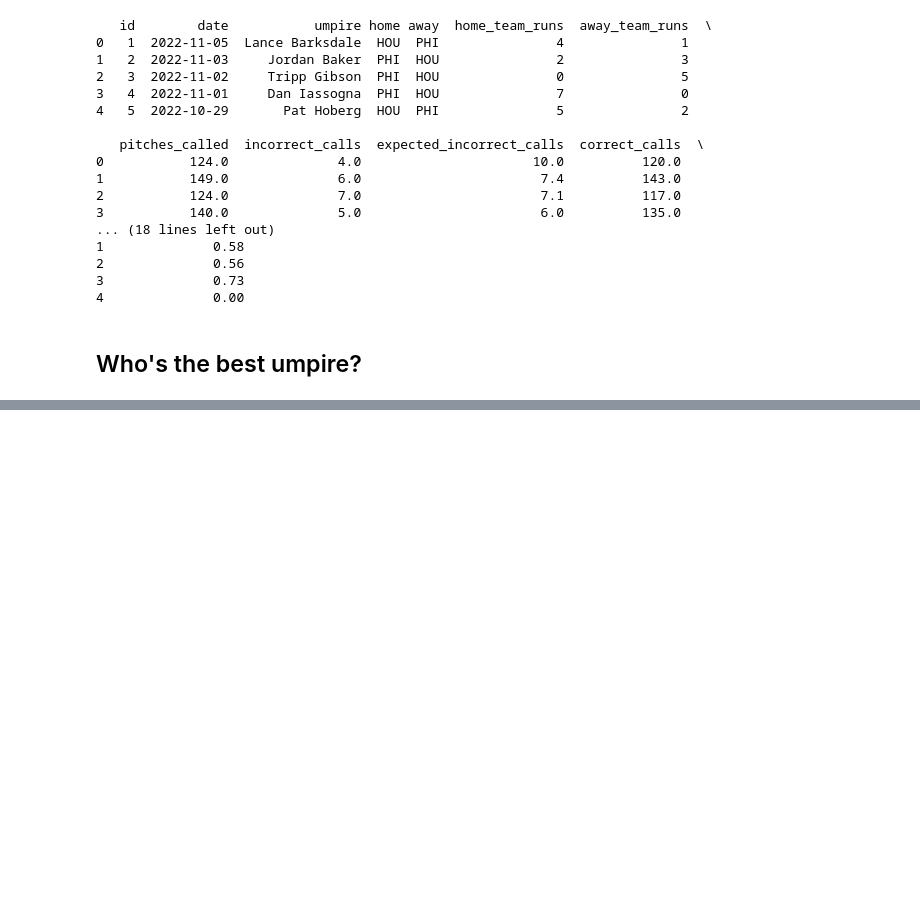
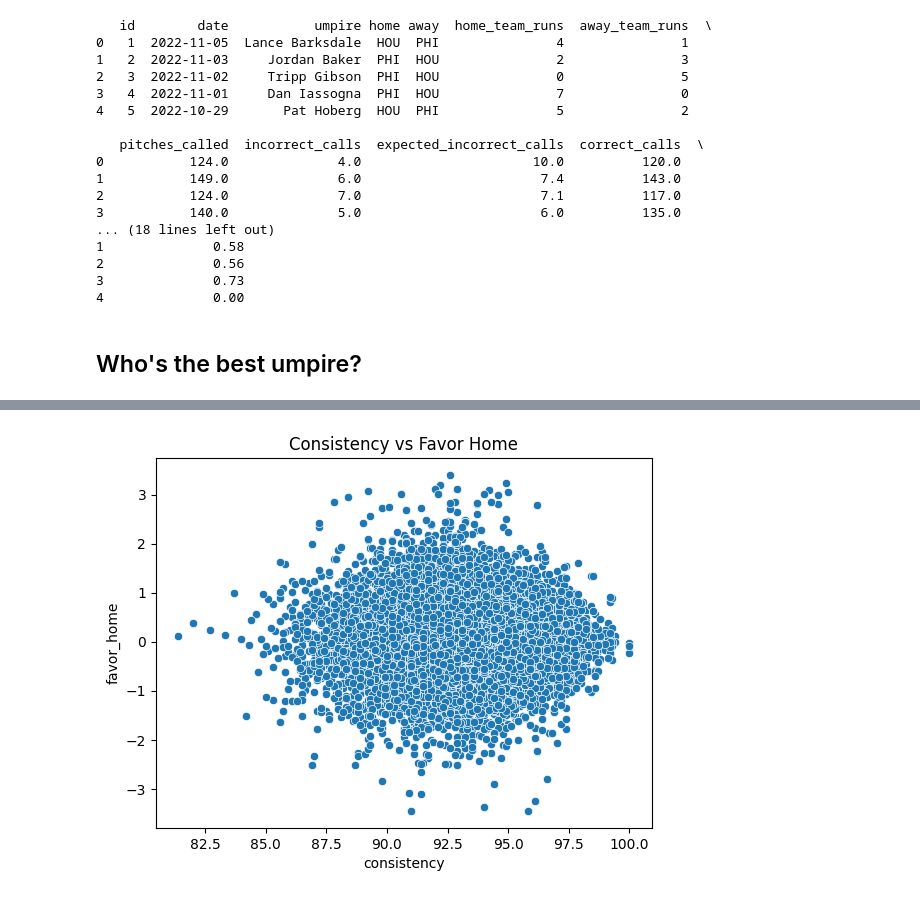
Before and after one commit to suguru-o5/ds-0924, a Jupyter notebook: ds202/finalprpject/baseball_umpire_analysis.ipynb, the cells around one changed output, grey strips where cells are left out. Cells and saved outputs as stored; diff of their text form; code cells hidden in the pictures; blank space fills up the shorter version.

```diff
--- a/ds202/finalprpject/baseball_umpire_analysis.ipynb
+++ b/ds202/finalprpject/baseball_umpire_analysis.ipynb
@@ -201,0 +384,6 @@ finally:
+# %%
+sns.scatterplot(data=data, x="consistency", y="favor_home")
+plt.title("Consistency vs Favor Home")
+plt.show()
+# %% [output]
+[figure, added]
```
Also changed, not shown: parts of 49 cells of this notebook.
